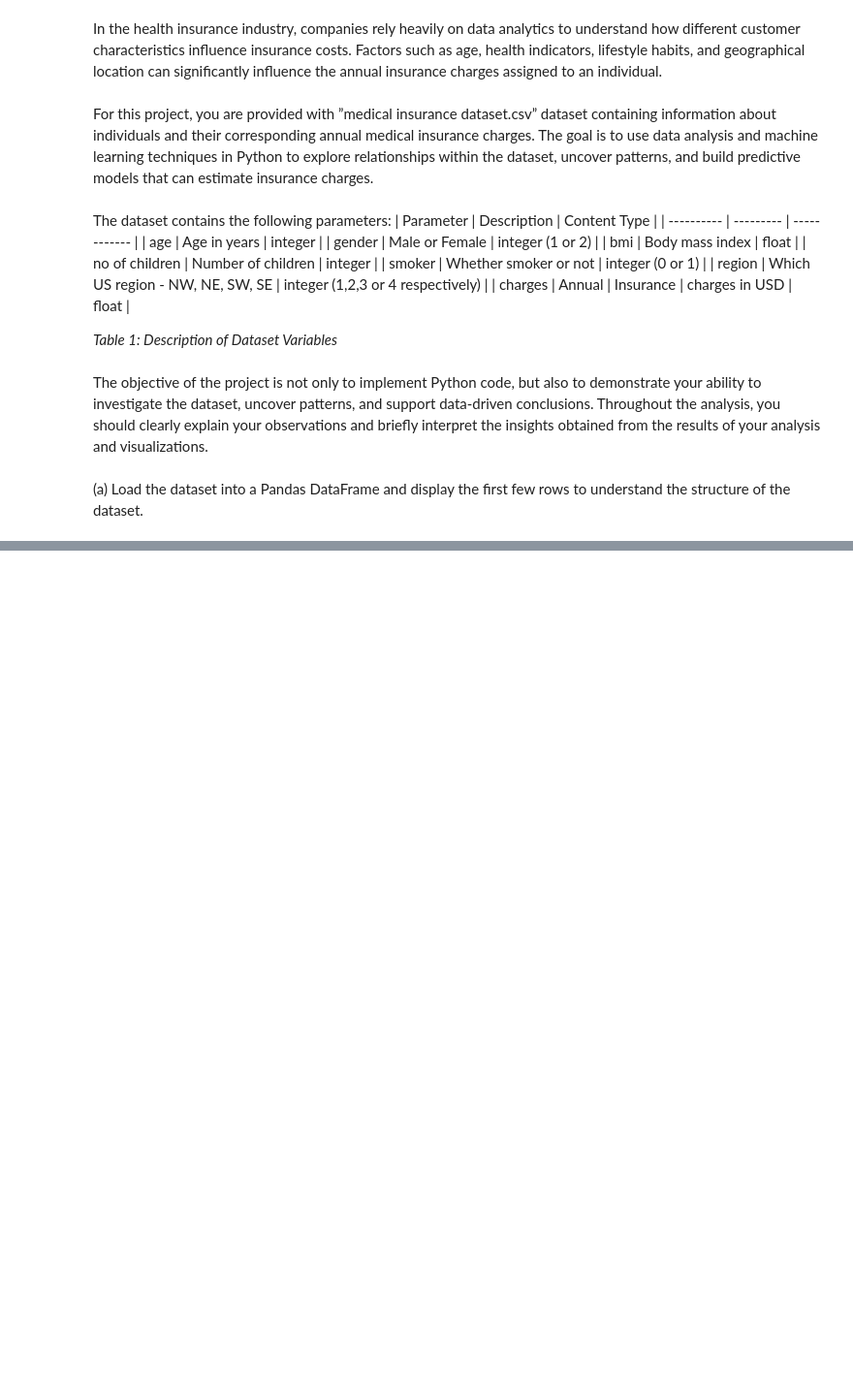
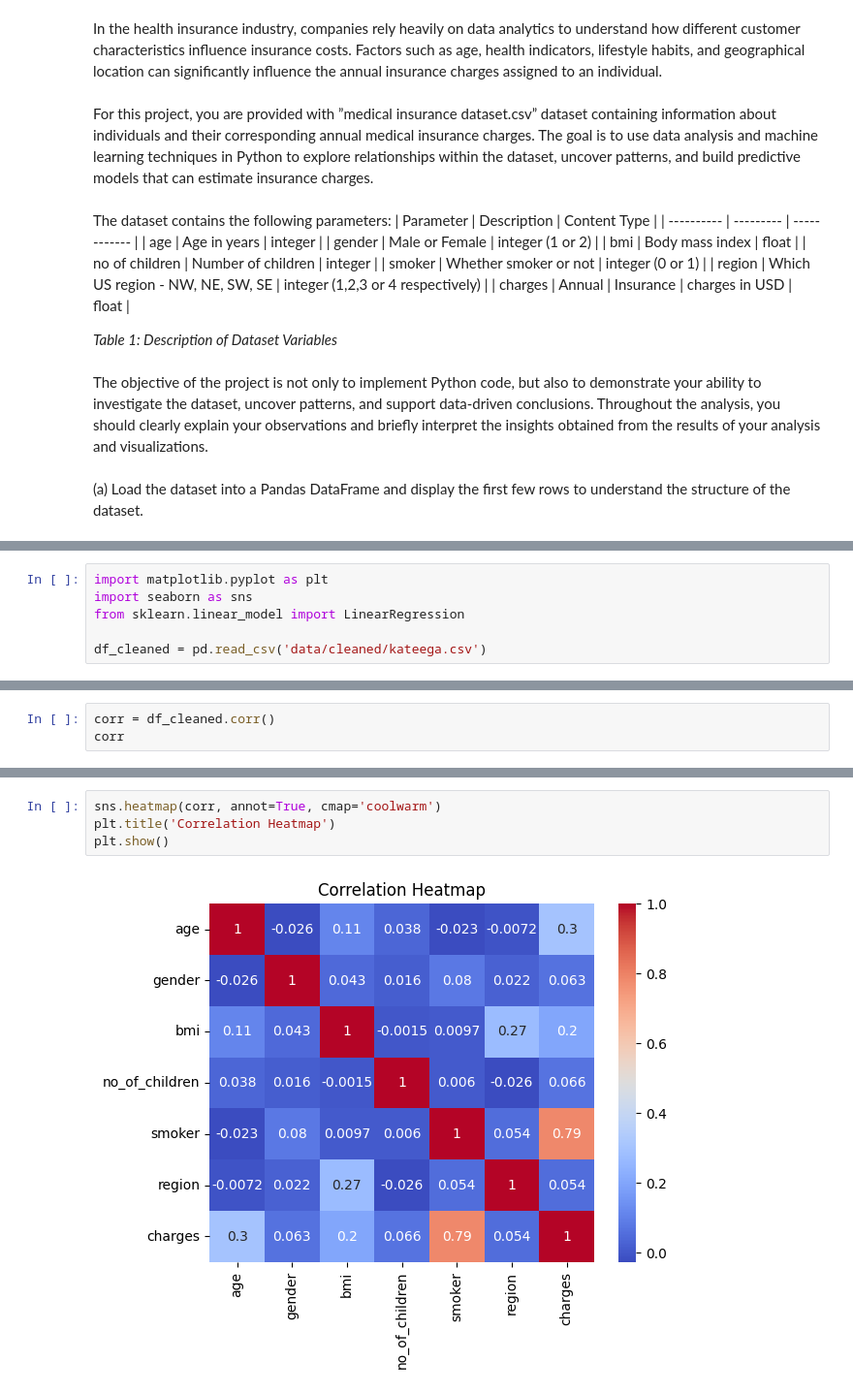
Before and after one commit to jonathern/health_insurance, a Jupyter notebook: Notebook.ipynb, the cells around one changed output, grey strips where cells are left out. Shown at 97% size. Saved outputs shown, nothing was run; the diff lists cells and outputs as text; blank space fills up the shorter version.

```diff
--- a/Notebook.ipynb
+++ b/Notebook.ipynb
@@ -67,0 +192,6 @@ gender_mode = df['your_column'].mode()[0]
+# %%
+import matplotlib.pyplot as plt
+import seaborn as sns
+from sklearn.linear_model import LinearRegression
+
+df_cleaned = pd.read_csv('data/cleaned/kateega.csv')
@@ -67,0 +259,3 @@ gender_mode = df['your_column'].mode()[0]
+# %%
+corr = df_cleaned.corr()
+corr
@@ -67,0 +271,6 @@ gender_mode = df['your_column'].mode()[0]
+# %%
+sns.heatmap(corr, annot=True, cmap='coolwarm')
+plt.title('Correlation Heatmap')
+plt.show()
+# %% [output]
+[figure, added]
```
Also changed, not shown: parts of 29 cells of this notebook, 1 other file.
